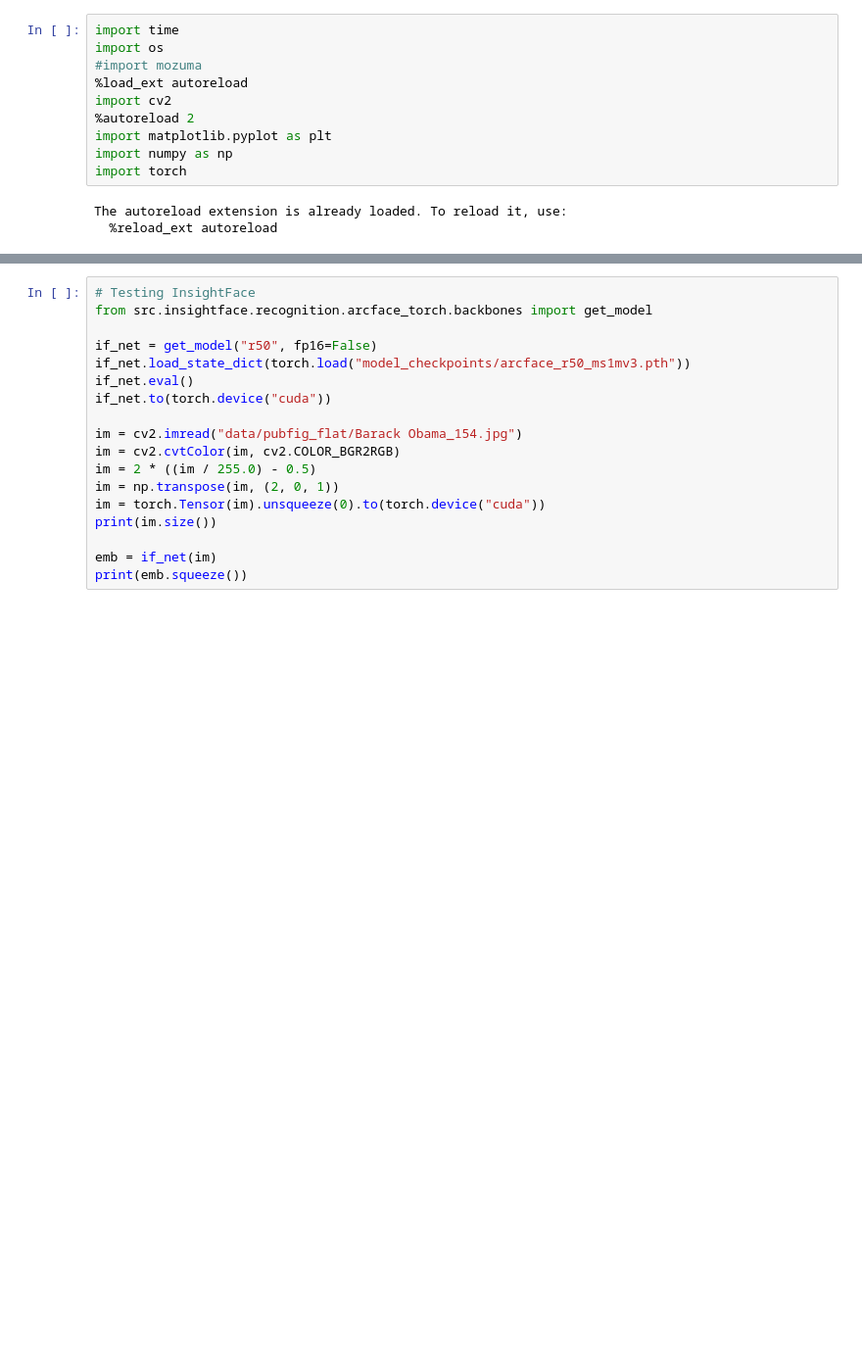
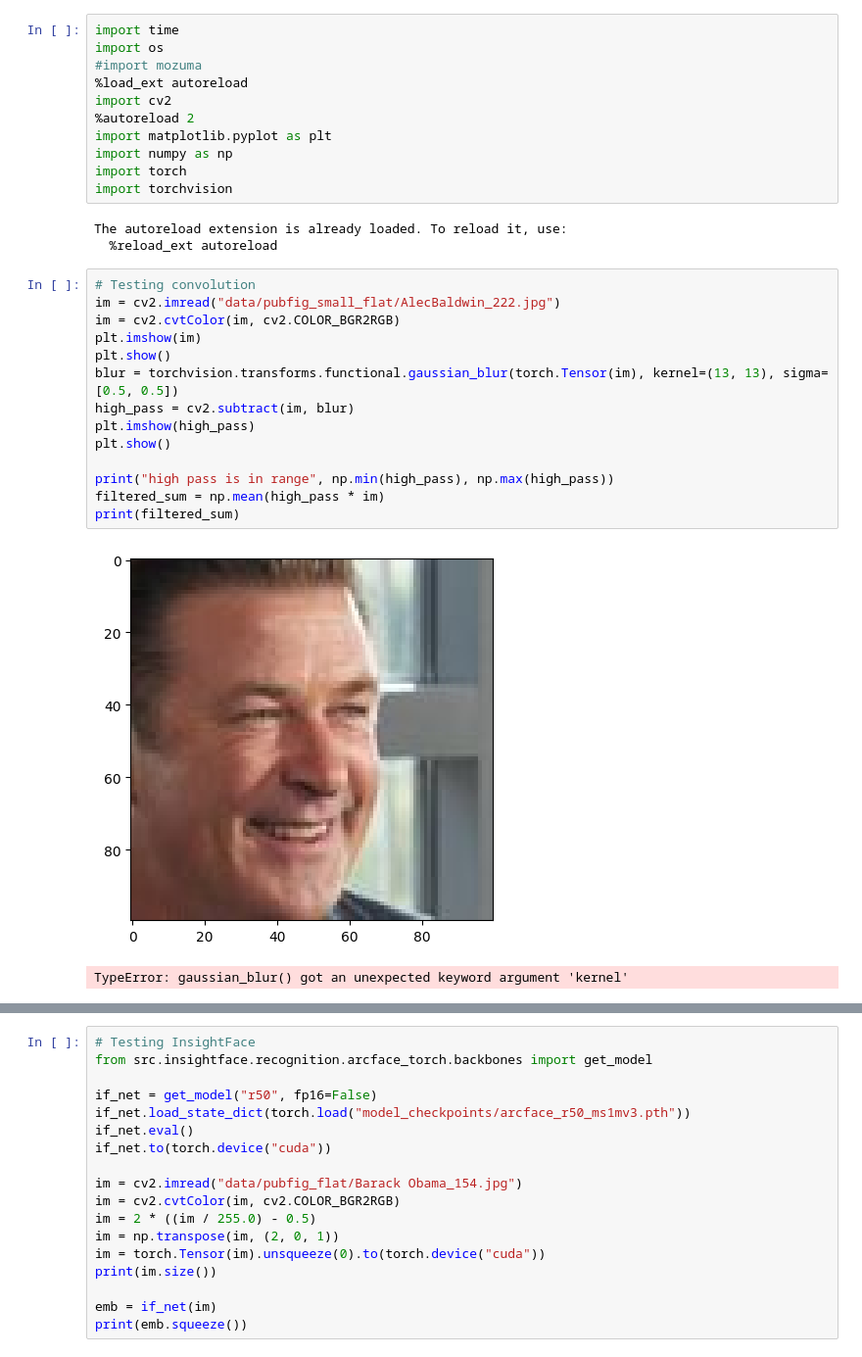
Before and after one commit to zacharyyahn/FaceCloak, a Jupyter notebook: sandbox.ipynb, the cells around one changed output, grey strips where cells are left out. Shown: that part at 98% size. Cells and saved outputs as stored; diff of their text form; blank space fills up the shorter version.

```diff
--- a/sandbox.ipynb
+++ b/sandbox.ipynb
@@ -8,6 +8,24 @@ import cv2
 import matplotlib.pyplot as plt
 import numpy as np
 import torch
+import torchvision
 # %% [output]
 The autoreload extension is already loaded. To reload it, use:
   %reload_ext autoreload
+# %%
+# Testing convolution
+im = cv2.imread("data/pubfig_small_flat/AlecBaldwin_222.jpg")
+im = cv2.cvtColor(im, cv2.COLOR_BGR2RGB)
+plt.imshow(im)
+plt.show()
+blur = torchvision.transforms.functional.gaussian_blur(torch.Tensor(im), kernel=(13, 13), sigma=[0.5, 0.5])
+high_pass = cv2.subtract(im, blur)
+plt.imshow(high_pass)
+plt.show()
+
+print("high pass is in range", np.min(high_pass), np.max(high_pass))
+filtered_sum = np.mean(high_pass * im)
+print(filtered_sum)
+# %% [output]
+[figure, added]
+TypeError: gaussian_blur() got an unexpected keyword argument 'kernel'
```
Also changed, not shown: parts of 1 cell of this notebook, 39 other files.
